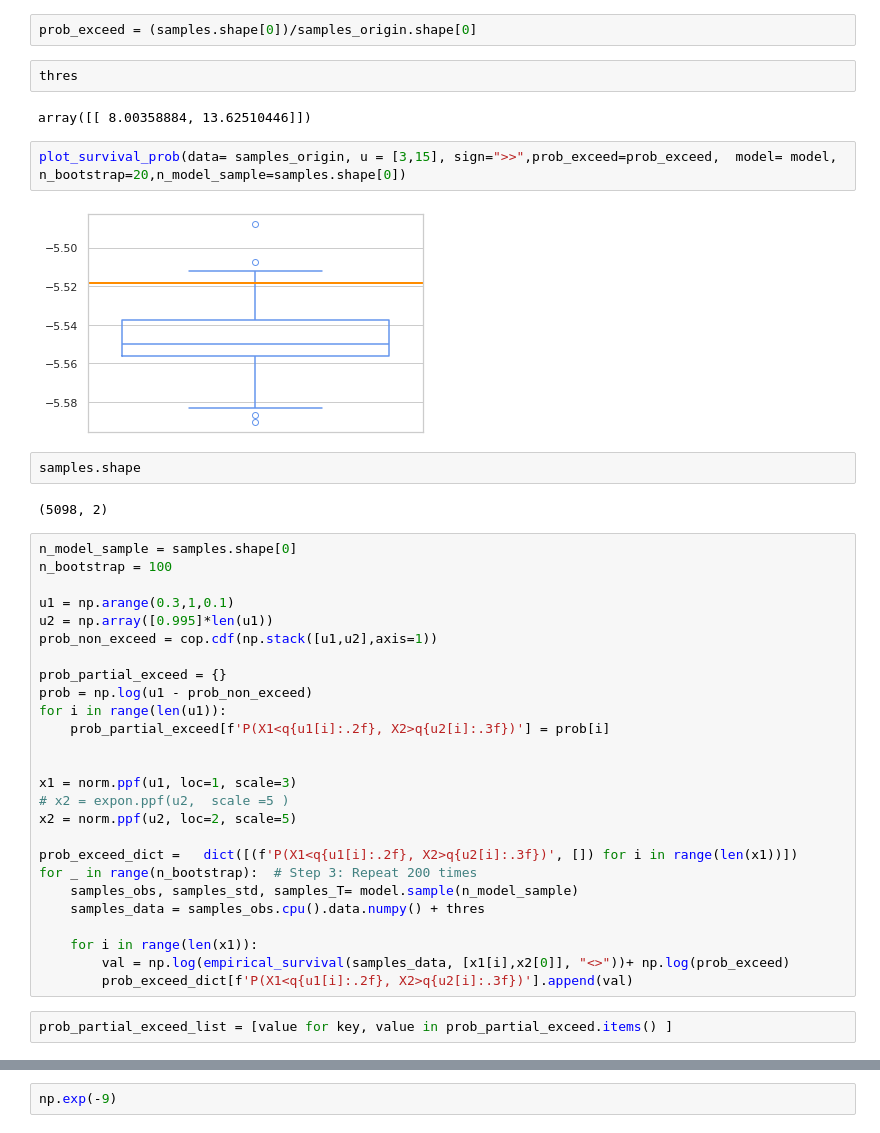
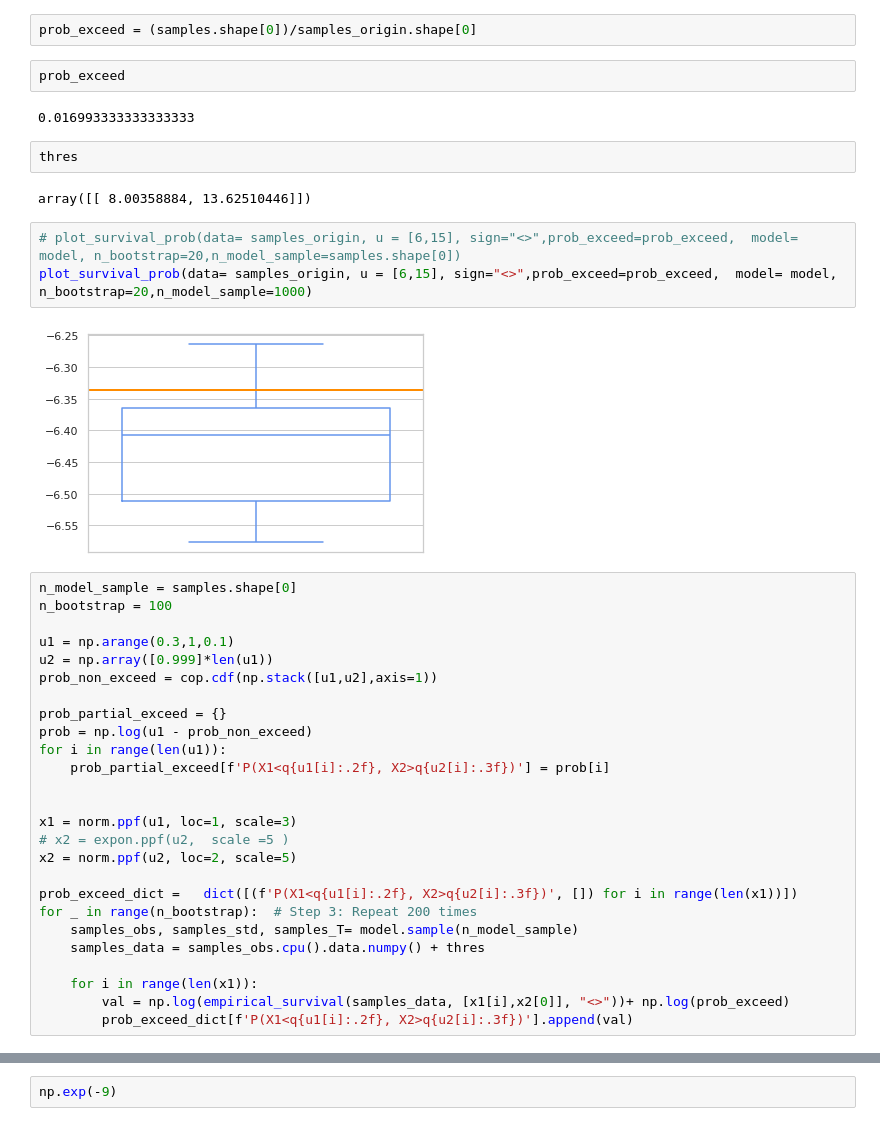
Before and after one commit to hcl516926907/GPDFlow, a Jupyter notebook: GPDFlow_Simulation_2D.ipynb, the cells around one changed output, grey strips where cells are left out. Saved outputs shown, nothing was run; the diff lists cells and outputs as text.

```diff
--- a/GPDFlow_Simulation_2D.ipynb
+++ b/GPDFlow_Simulation_2D.ipynb
@@ -531,24 +531,25 @@ def plot_survival_prob(data, u, sign, prob_exceed, model, n_bootstrap, n_model_s
     # ax.set_title('Chi Between Dimension {} and {}'.format(i+1,j+1), fontsize=14)
 # %%
 prob_exceed = (samples.shape[0])/samples_origin.shape[0]
+# %%
+prob_exceed
+# %% [output]
+0.016993333333333333
 # %%
 thres
 # %% [output]
 array([[ 8.00358884, 13.62510446]])
 # %%
-plot_survival_prob(data= samples_origin, u = [3,15], sign=">>",prob_exceed=prob_exceed,  model= model, n_bootstrap=20,n_model_sample=samples.shape[0])
+# plot_survival_prob(data= samples_origin, u = [6,15], sign="<>",prob_exceed=prob_exceed,  model= model, n_bootstrap=20,n_model_sample=samples.shape[0])
+plot_survival_prob(data= samples_origin, u = [6,15], sign="<>",prob_exceed=prob_exceed,  model= model, n_bootstrap=20,n_model_sample=1000)
 # %% [output]
-[figure, old version]
+[figure, new version]
-# %%
-samples.shape
-# %% [output]
-(5098, 2)
 # %%
 n_model_sample = samples.shape[0]
 n_bootstrap = 100
 
 u1 = np.arange(0.3,1,0.1)
-u2 = np.array([0.995]*len(u1))
+u2 = np.array([0.999]*len(u1))
 prob_non_exceed = cop.cdf(np.stack([u1,u2],axis=1))
 
 prob_partial_exceed = {}
@@ -569,5 +570,3 @@ for _ in range(n_bootstrap):  # Step 3: Repeat 200 times
     for i in range(len(x1)):
         val = np.log(empirical_survival(samples_data, [x1[i],x2[0]], "<>"))+ np.log(prob_exceed)
         prob_exceed_dict[f'P(X1<q{u1[i]:.2f}, X2>q{u2[i]:.3f})'].append(val)
-# %%
-prob_partial_exceed_list = [value for key, value in prob_partial_exceed.items() ]
```
Also changed, not shown: parts of 7 cells of this notebook, 4 other files.
